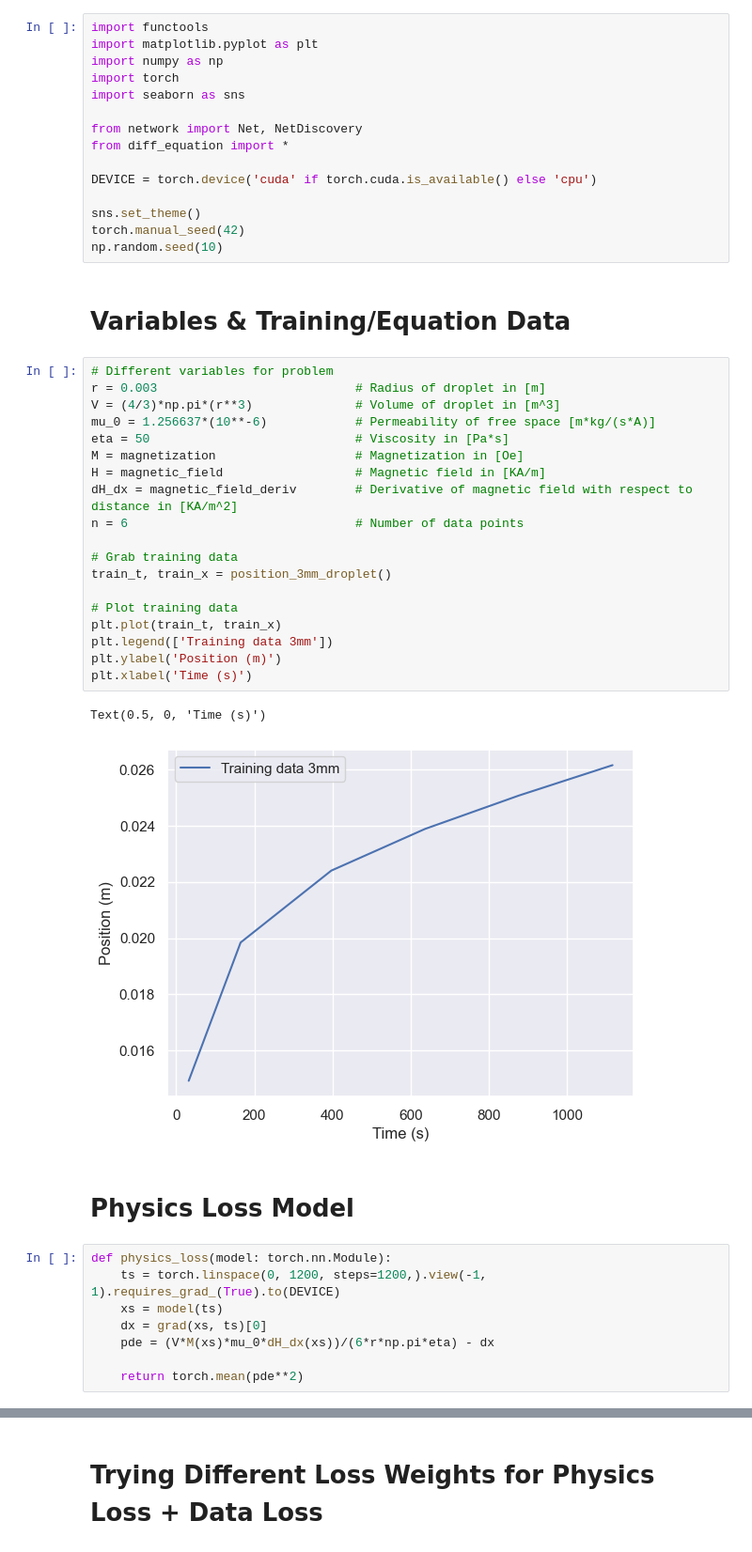
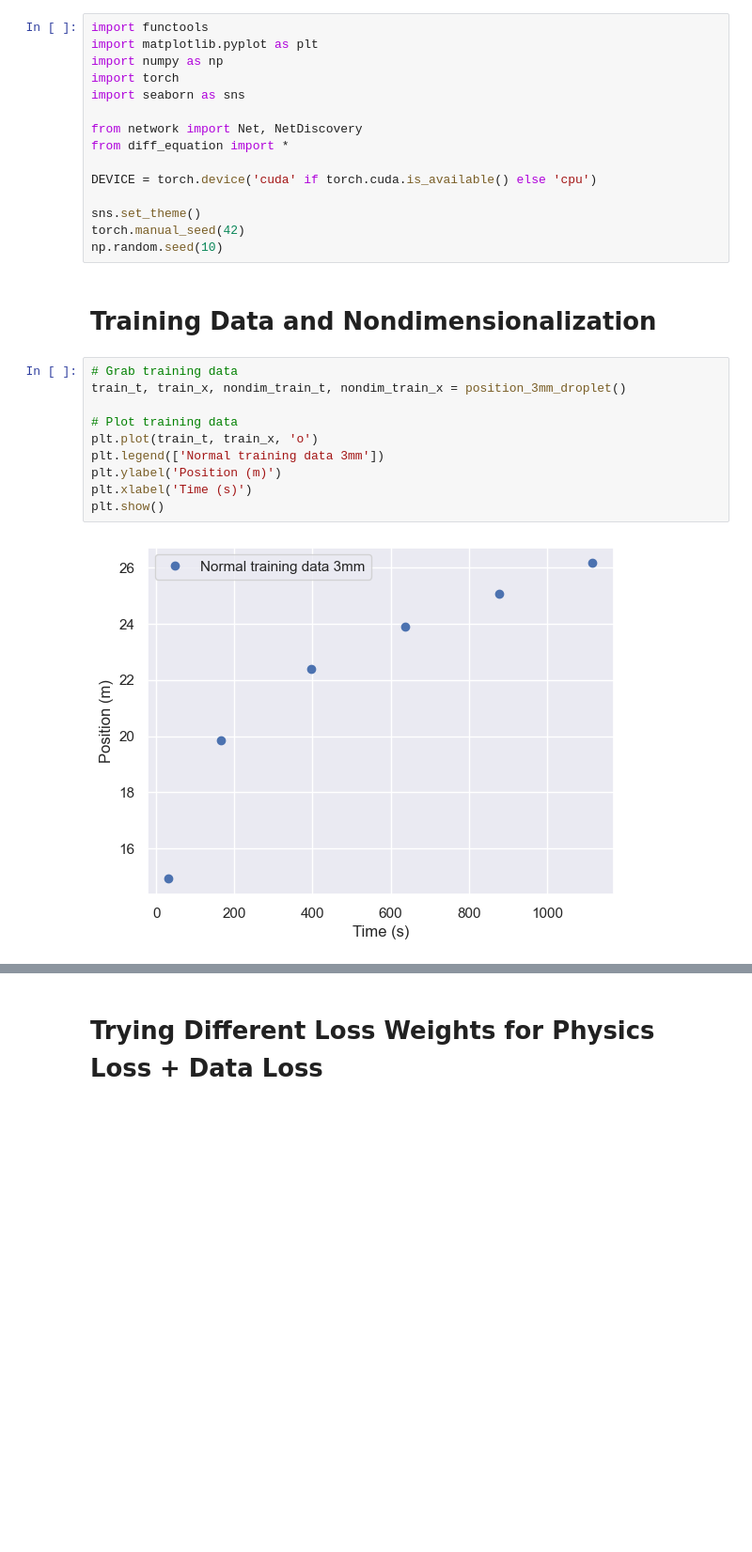
Before and after one commit to rahavdayan/pinns-model, a Jupyter notebook: src/ferrofluid/ferrofluid.ipynb, the cells around one changed output, grey strips where cells are left out. Shown at 94% size. Drawn from its saved outputs; the diff is of its cells as text; blank space fills up the shorter version.

```diff
--- a/src/ferrofluid/ferrofluid.ipynb
+++ b/src/ferrofluid/ferrofluid.ipynb
@@ -16,36 +16,16 @@ sns.set_theme()
 torch.manual_seed(42)
 np.random.seed(10)
 # %% [markdown]
-# Variables & Training/Equation Data
+# Training Data and Nondimensionalization
-# %%
-# Different variables for problem
-r = 0.003                           # Radius of droplet in [m]
-V = (4/3)*np.pi*(r**3)              # Volume of droplet in [m^3]
-mu_0 = 1.256637*(10**-6)            # Permeability of free space [m*kg/(s*A)]
-eta = 50                            # Viscosity in [Pa*s]
-M = magnetization                   # Magnetization in [Oe]
-H = magnetic_field                  # Magnetic field in [KA/m]
-dH_dx = magnetic_field_deriv        # Derivative of magnetic field with respect to distance in [KA/m^2]
-n = 6                               # Number of data points
-
-# Grab training data
-train_t, train_x = position_3mm_droplet()
-
-# Plot training data
-plt.plot(train_t, train_x)
-plt.legend(['Training data 3mm'])
-plt.ylabel('Position (m)')
-plt.xlabel('Time (s)')
-# %% [output]
-Text(0.5, 0, 'Time (s)')
-[figure, removed]
-# %% [markdown]
-# Physics Loss Model
-# %%
-def physics_loss(model: torch.nn.Module):
-    ts = torch.linspace(0, 1200, steps=1200,).view(-1, 1).requires_grad_(True).to(DEVICE)
-    xs = model(ts)
-    dx = grad(xs, ts)[0]
-    pde = (V*M(xs)*mu_0*dH_dx(xs))/(6*r*np.pi*eta) - dx
-
-    return torch.mean(pde**2)
+# %%
+# Grab training data
+train_t, train_x, nondim_train_t, nondim_train_x = position_3mm_droplet()
+
+# Plot training data
+plt.plot(train_t, train_x, 'o')
+plt.legend(['Normal training data 3mm'])
+plt.ylabel('Position (m)')
+plt.xlabel('Time (s)')
+plt.show()
+# %% [output]
+[figure, added]
```
Also changed, not shown: parts of 4 cells of this notebook, 2 other files.
